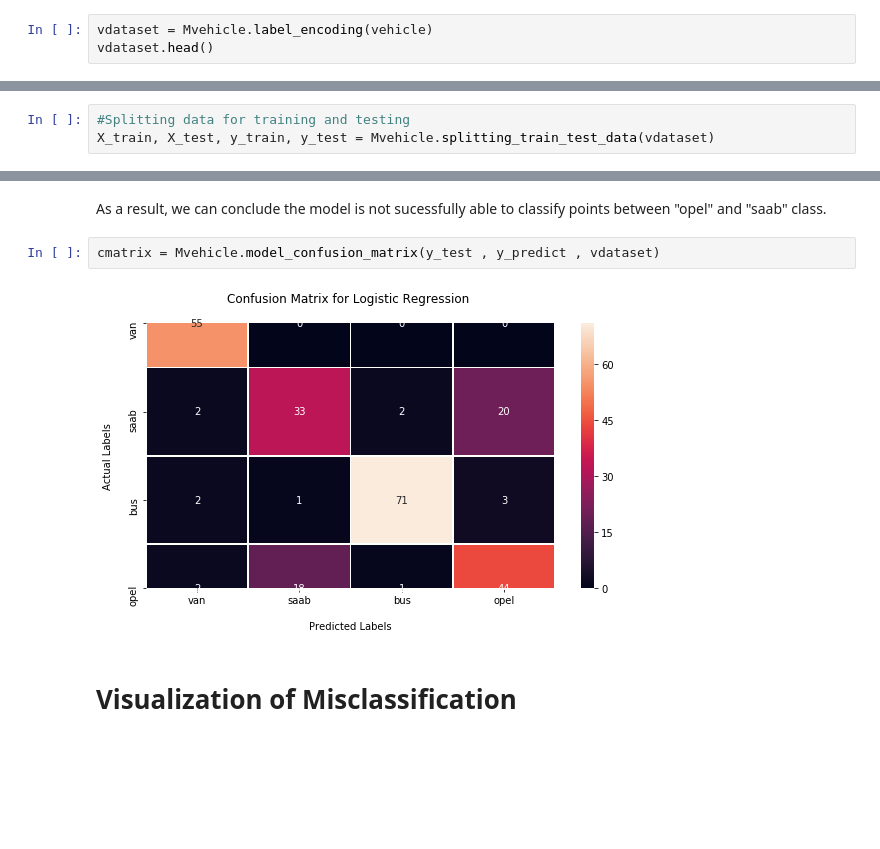
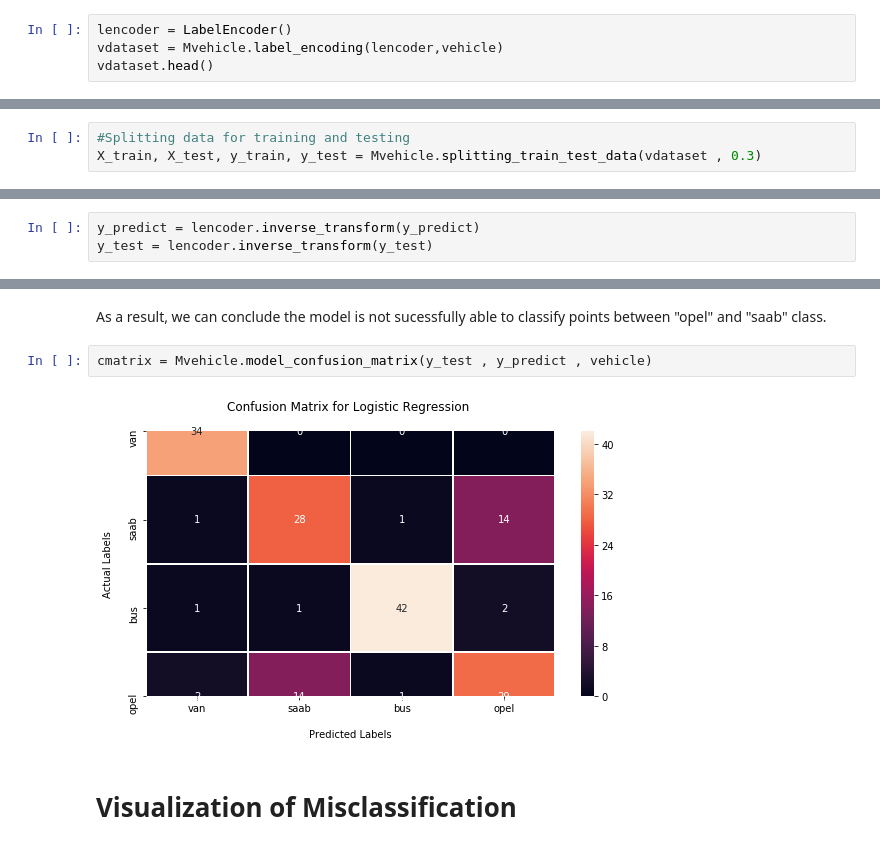
Before and after one commit to mozilla/PRESC, a Jupyter notebook: dev/shiza16/TrainTestSplit_Traversal.ipynb, the cells around one changed output, grey strips where cells are left out. Drawn from its saved outputs; the diff is of its cells as text; blank space fills up the shorter version.

```diff
--- a/dev/shiza16/TrainTestSplit_Traversal.ipynb
+++ b/dev/shiza16/TrainTestSplit_Traversal.ipynb
@@ -91,7 +92,8 @@ Correlation Analysis
 # %% [markdown]
 Label Encoding is used to convert the categorical labels to its numeric representation.
 # %%
-vdataset = Mvehicle.label_encoding(vehicle)
+lencoder = LabelEncoder()
+vdataset = Mvehicle.label_encoding(lencoder,vehicle)
 vdataset.head()
 # %% [output]
 |  | COMPACTNESS | CIRCULARITY | DISTANCE_CIRCULARITY | RADIUS_RATIO | PR.AXIS_ASPECT_RATIO | ... |
@@ -106,7 +108,7 @@ vdataset.head()
 Splitting the data into two set in a ratio of 70% for training set and 30% for testing set.
 # %%
 #Splitting data for training and testing
-X_train, X_test, y_train, y_test = Mvehicle.splitting_train_test_data(vdataset)
+X_train, X_test, y_train, y_test = Mvehicle.splitting_train_test_data(vdataset , 0.3)
 # %%
 y_train
 # %% [output]
@@ -131,6 +133,9 @@ classifier = Mvehicle.LogisticRegression_train(X_train, y_train)
 # %%
 y_predict = Mvehicle.test_classifier(classifier , X_test)
 #y_predict
+# %%
+y_predict = lencoder.inverse_transform(y_predict)
+y_test = lencoder.inverse_transform(y_test)
 # %%
 accuracy =  metrics.accuracy_score(y_test, y_predict)
 print("Accuracy: ",accuracy*100)
@@ -145,9 +150,9 @@ Accuracy:  79.92125984251969
 # %% [markdown]
 As a result, we can conclude the model is not sucessfully able to classify points between "opel" and "saab" class.
 # %%
-cmatrix = Mvehicle.model_confusion_matrix(y_test , y_predict , vdataset)
+cmatrix = Mvehicle.model_confusion_matrix(y_test , y_predict , vehicle)
 # %% [output]
-[figure, old version]
+[figure, new version]
 # %% [markdown]
 # Visualization of Misclassification
 # %% [markdown]
```
Also changed, not shown: parts of 28 cells of this notebook, 5 other files.
